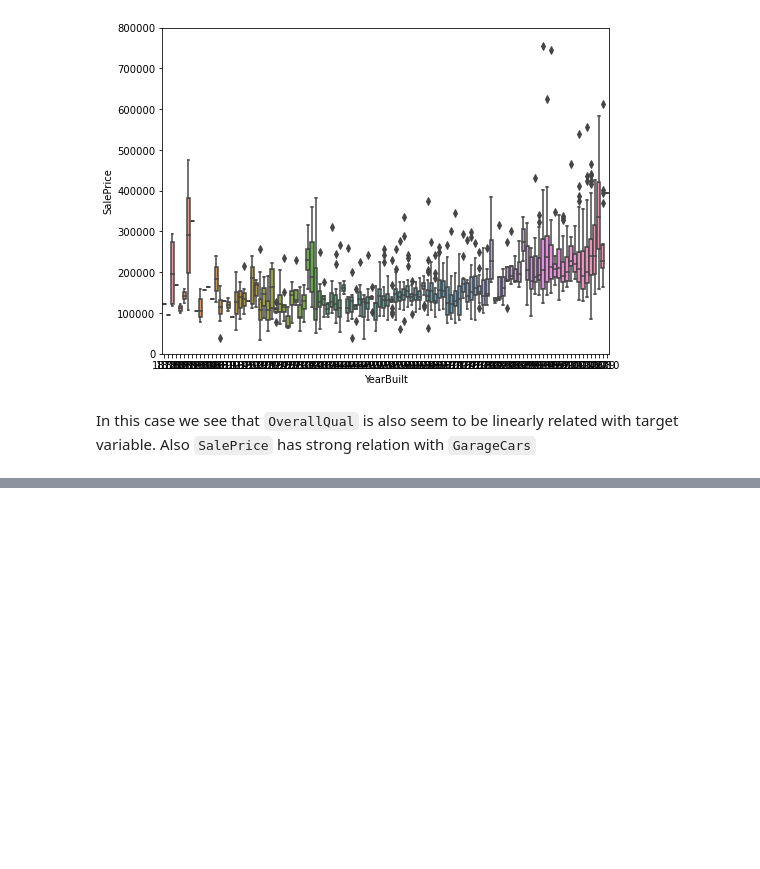
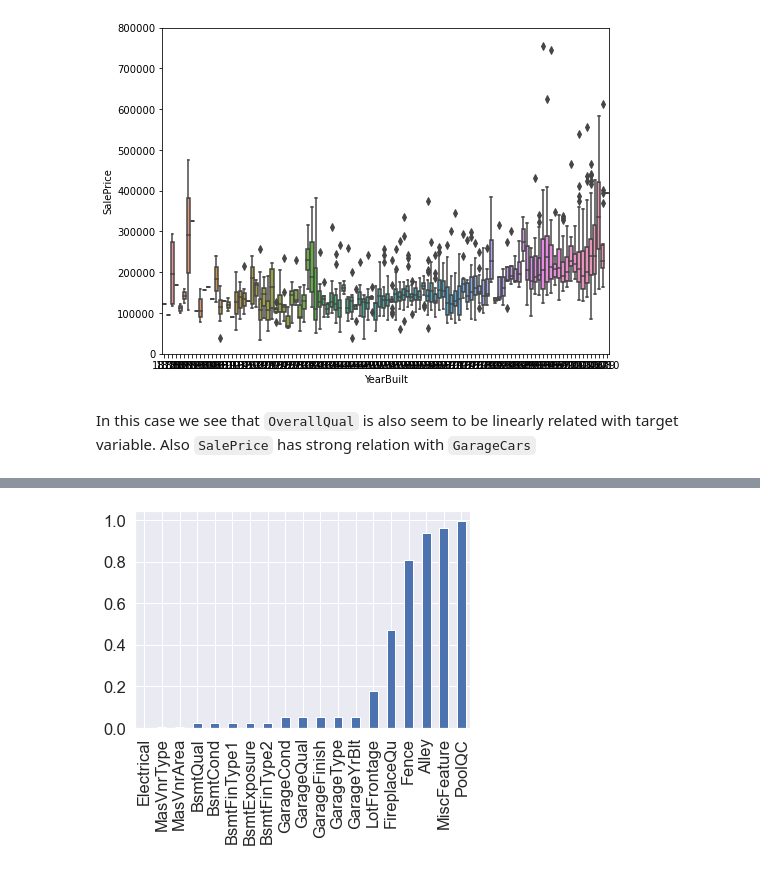
Before and after one commit to WozzyaQ/machine-learning-and-other-stuff, a Jupyter notebook: house-prices/House Prices.ipynb, the cells around one changed output, grey strips where cells are left out. Drawn from its saved outputs; the diff is of its cells as text; code cells hidden in the pictures; blank space fills up the shorter version.

```diff
--- a/house-prices/House Prices.ipynb
+++ b/house-prices/House Prices.ipynb
@@ -322,0 +340,37 @@ In this case we see that `OverallQual` is also seem to be linearly related with
+# %%
+def missing_values_presents(missing):
+    for name, val in missing.items():
+        if val != 0:
+            return True
+    return False
+
+def missing_values_bar(data):
+    missing_data = data.isnull().sum()
+
+
+    missing_data = missing_data[missing_data > 0]
+
+    missing_data.sort_values(inplace=True)
+    missing_data = pd.to_numeric(missing_data, downcast="float")
+
+    if not missing_values_presents(missing_data):
+        print("No missing values found")
+        return
+
+    rows = data.shape[0]
+
+    for name, val in missing_data.items():
+        percent = missing_data[name]/rows
+        missing_data[name] = percent
+
+    missing_data.plot.bar()
+
+def missing_values_percentage_table(data):
+    missing_total = data.isnull().sum().sort_values(ascending=False)
+    percent = (data.isnull().sum()/data.isnull().count()).sort_values(ascending=False)
+    missing_data = pd.concat([missing_total, percent], axis=1, keys=['Total_missing', 'Percentage'])
+    return missing_data[missing_data["Percentage"] > 0]
+
+missing_values_bar(data_train)
+# %% [output]
+[figure, added]
```
Also changed, not shown: parts of 25 cells of this notebook.
